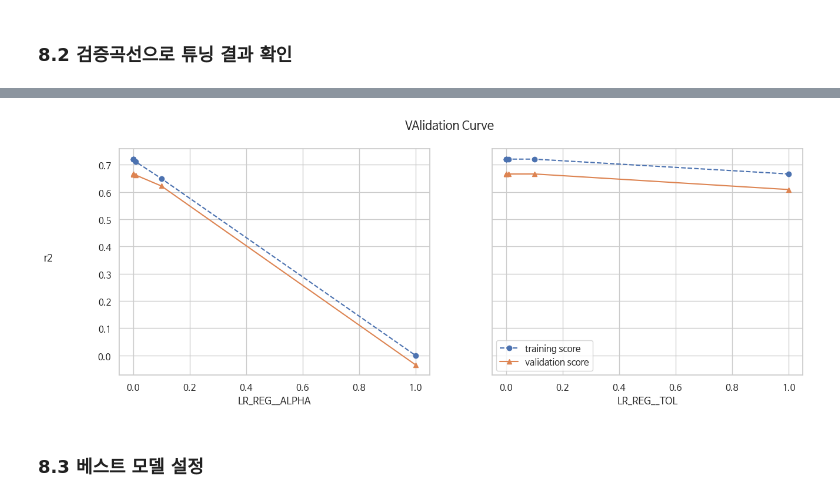
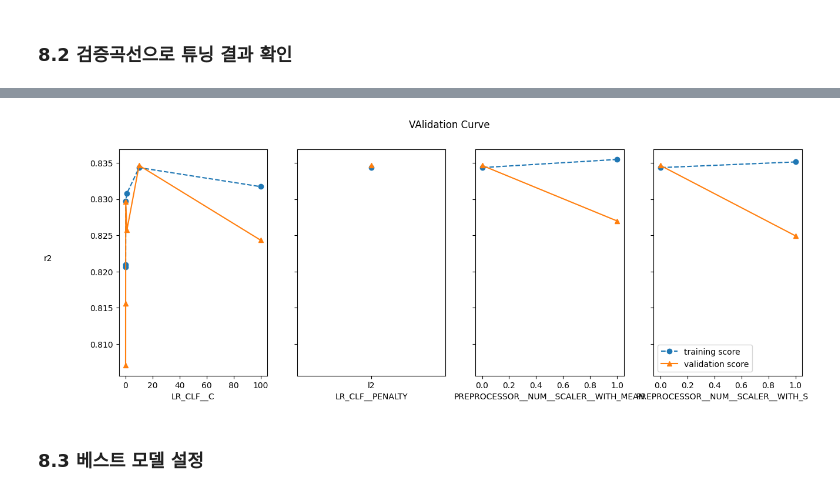
Before and after one commit to mnJ00/Data, a Jupyter notebook: 02_01_Artificial_Neural_Network(예측모델)_pynb.ipynb, the cells around one changed output, grey strips where cells are left out. Saved outputs shown, nothing was run; the diff lists cells and outputs as text; code cells hidden in the pictures.

```diff
--- a/02_01_Artificial_Neural_Network(예측모델)_pynb.ipynb
+++ b/02_01_Artificial_Neural_Network(예측모델)_pynb.ipynb
@@ -327,10 +379,12 @@ from sklearn import linear_model
 
 from sklearn.linear_model import LinearRegression
 
+
 lr_pipe = Pipeline(
     steps =[
-        ("numeric_transformer", numeric_transformer),
-        ("lr_reg", Lasso())
+        ("smote", SMOTE(sampling_strategy =0.75)),
+        ("preprocessor", preprocessor),#불균형 자료 처리
+        ("lr_clf", LogisticRegression())
     ]
 )
 
@@ -358,0 +416,9 @@ lr_grid
+# %%
+lr_grid = {
+    'preprocessor__num__scaler__with_mean': [True, False],
+    'preprocessor__num__scaler__with_std': [True, False],
+    'lr_clf__C': [0.001, 0.01, 0.1, 1, 10, 100],
+    'lr_clf__penalty': ['l1', 'l2'],
+}
+
+lr_grid
@@ -361,8 +432,8 @@ lr_grid
 # %%
 lr_gs = GridSearchCV(estimator=lr_pipe,
                      param_grid=lr_grid,
-                     scoring="r2",
+                     scoring="roc_auc",                   # 수정
                      cv = 10,
-                     n_jobs=-1,
-                     verbose=10,
+                     n_jobs = -1,
+                     verbose = 10,
                      return_train_score= True)
@@ -371,5 +462,5 @@ lr_gs = GridSearchCV(estimator=lr_pipe,
 # %% [markdown]
 ### 8.1. 모델 훈련
 # %%
-lr_gs.fit(train_x, train_y)
+lr_gs.fit(X_train, y_train)
 # %% [output]
@@ -435,7 +549,6 @@ results_df[["params", "rank_test_score", "mean_test_score", "std_test_score"]]
 ## 튜닝결과 그래프 그리기
 ## 한글 인식
 
-plt.rc("font", family="NanumBarunGothic")
 
 results = lr_gs.cv_results_
 mean_train = results["mean_train_score"]
@@ -443,37 +556,39 @@ mean_test = results["mean_test_score"]
 
 masks = []
 masks_names = list(lr_gs.best_params_.keys())
 masks_names
 
 for p_k, p_v in lr_gs.best_params_.items():
     masks.append(list(results["param_"+p_k].data==p_v))
 
 masks
 
 params = lr_gs.param_grid
 
 fig, ax = plt.subplots(1, len(params),
                       sharex ="none",
                       sharey = "all",
                       figsize= (15, 5))
 fig.suptitle("VAlidation Curve")
 fig.text(0.04, 0.5, "r2")
 
 for i, p in enumerate(masks_names):
     m = np.stack(masks[:i]+masks[i+1:])
+    ## 하이퍼파라미터값 1개일 때 변경
+    # masks[i+1:]-> masks[i:]
     best_params_mask = m.all(axis=0)
     best_index = np.where(best_params_mask)
     x = np.array(params[p])
-    y_1 = np.array(mean_train[best_index])
-    y_2 = np.array(mean_test[best_index])
-    ax[i].errorbar(x, y_1, linestyle="--", marker="o", label = "training score")
+    y_1 = np.array(mean_train[best_index])      # 파라미터1개 경우 mean_train[best_index]-> mean_train
+    y_2 = np.array(mean_test[best_index])        # 파라미터1개 경우  mean_test[best_index]-> mean_test
+    ax[i].errorbar(x, y_1, linestyle="--", marker="o", label = "training score")    # ax[i]-> ax
     ax[i].errorbar(x, y_2, linestyle="-", marker="^", label = "validation score")
     ax[i].set_xlabel(p.upper())
 
 plt.legend()
 plt.show()
 # %% [output]
-[figure, old version]
+[figure, new version]
 # %% [markdown]
 ### 8.3 베스트 모델 설정
 # %%
```
Also changed, not shown: parts of 74 cells of this notebook.
